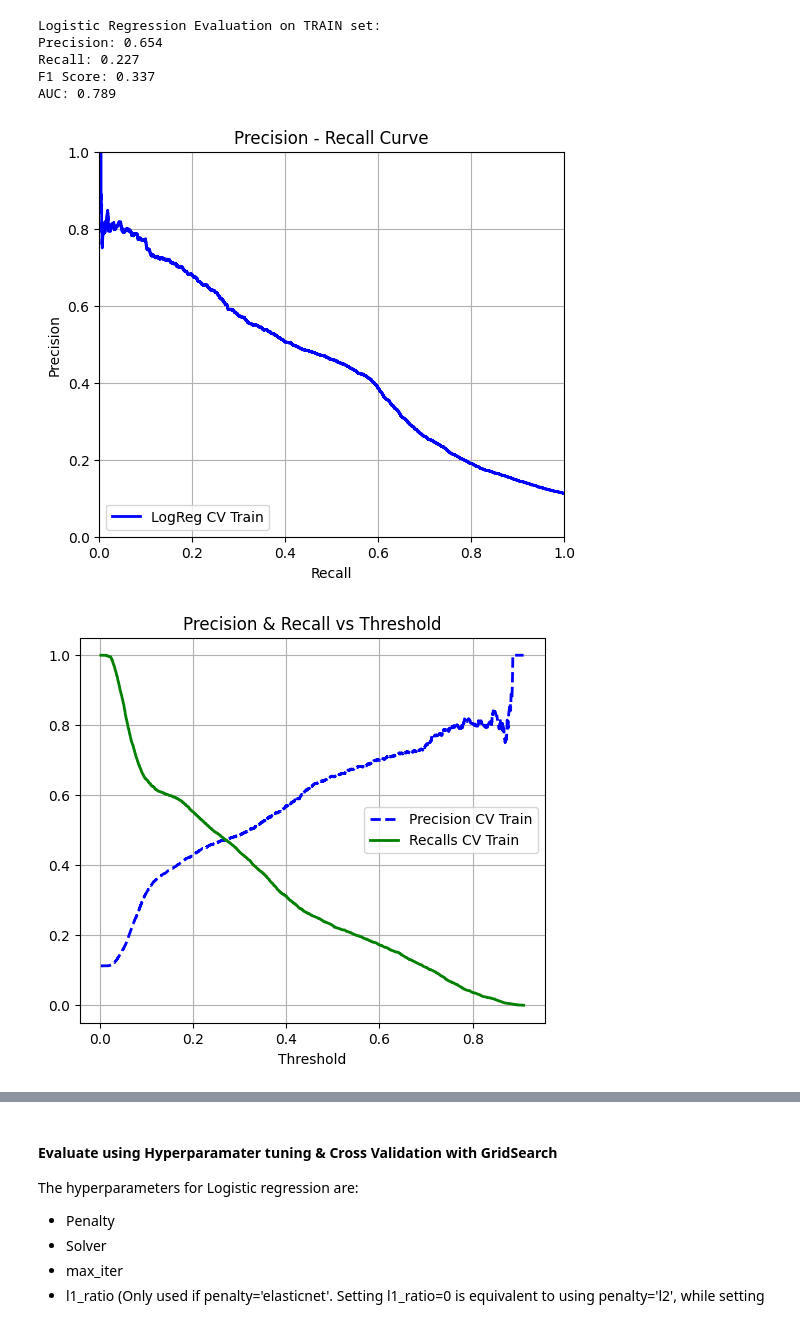
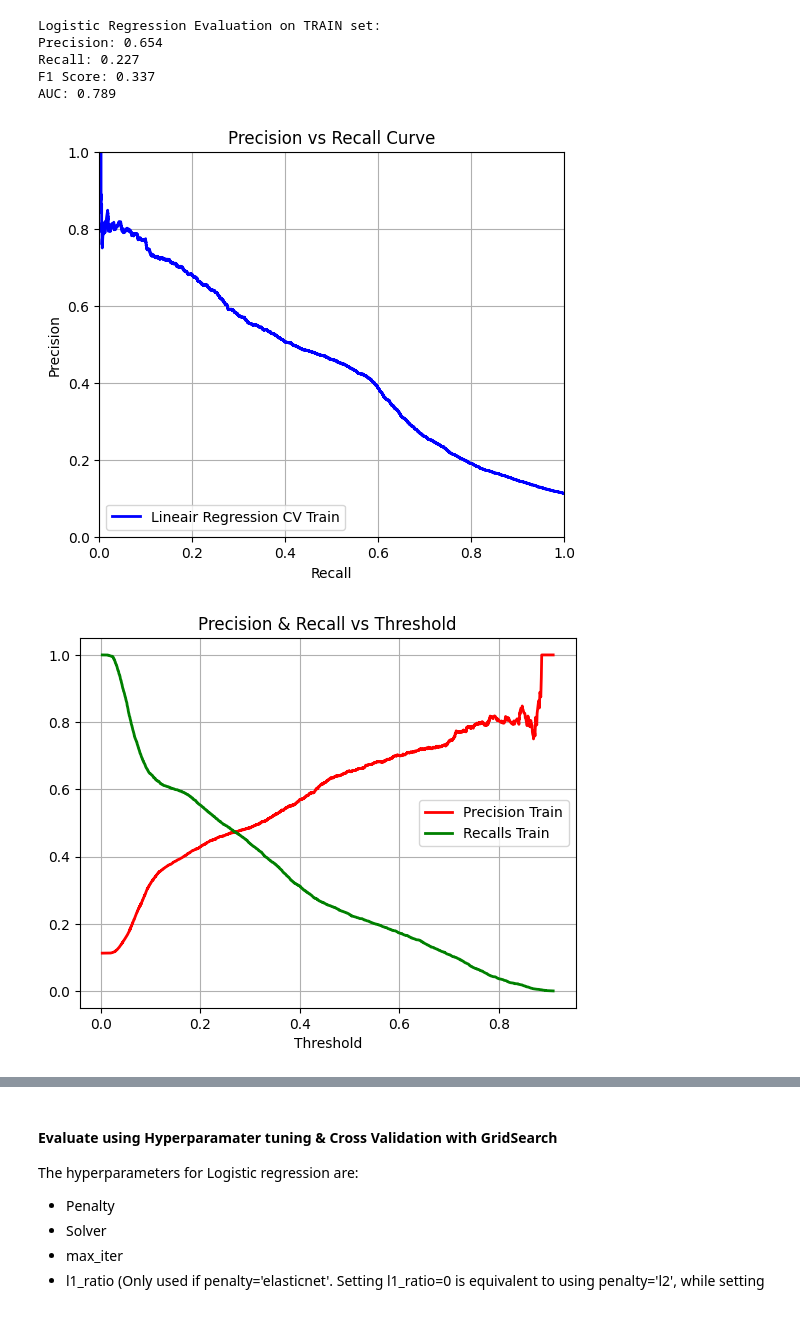
Before and after one commit to elen-ladder/MADS_Bank_Telemarketing, a Jupyter notebook: BankMarketing_Shared.ipynb, the cells around one changed output, grey strips where cells are left out. Drawn from its saved outputs; the diff is of its cells as text; code cells hidden in the pictures.

Commit message:
Added DrawMyCurves function

```diff
--- a/BankMarketing_Shared.ipynb
+++ b/BankMarketing_Shared.ipynb
@@ -571,50 +627,7 @@ F1 Score: 0.337
 AUC: 0.789
 # %%
 # Draw the Curve(s)
-train_precisions_lr_cv, train_recalls_lr_cv, train_thresholds_lr_cv = precision_recall_curve(y_train, y_train_proba_lr_cv[:, 1])
-
-# recall vs precision
-plt.figure(figsize=(6, 5))
-plt.plot(train_recalls_lr_cv, train_precisions_lr_cv, "b-", linewidth=2, label="LogReg CV Train")
-plt.title("Precision - Recall Curve")
-plt.xlabel("Recall")
-plt.ylabel("Precision")
-plt.axis([0, 1, 0, 1])
-plt.grid()
-plt.legend(loc="lower left")
-plt.show()
-
-# recall and precision vs thresholds
-plt.figure(figsize=(6, 5))
-plt.plot(train_thresholds_lr_cv, train_precisions_lr_cv[:-1], "r-", label="Precision CV Train", linewidth=2)
-plt.plot(train_thresholds_lr_cv, train_recalls_lr_cv[:-1], "g-", label="Recalls CV Train", linewidth=2)
-plt.title("Precision & Recall vs Threshold")
-plt.grid()
-plt.xlabel("Threshold")
-plt.legend(loc="center right")
-plt.show()
-
-# ROC AUC
-# TPR's & FPR's
-fpr_train_lr_cv, tpr_train_lr_cv, _ = roc_curve(y_train, y_train_proba_lr_cv[:,1])
-
-#compute the AUC scores
-auc_train_lr_cv = roc_auc_score(y_train, y_train_proba_lr_cv[:,1])
-
-#plot the Random Classifier
-plt.plot([0,1], [0,1], 'k:', label = "Random Classifier's ROC Curve")
-
-#plot the ROC's of the models & the AUC's
-plt.plot(fpr_train_lr_cv, tpr_train_lr_cv, "r-", linewidth=2, label=f"ROC Log Reg (AUC = {auc_train_lr_cv:.3f})")
-plt.title("ROC AUC")
-
-#some formatting
-plt.xlabel('False Positive Rate (Fall-Out)')
-plt.ylabel('True Positive Rate (Recall)')
-plt.grid()
-plt.axis([0, 1, 0, 1])
-plt.legend(loc="lower right", fontsize=13)
-plt.show()
+drawMyCurves(y_train, y_train_proba_lr_cv, "Lineair Regression CV", "Train")
 # %% [output]
-[figure, old version]
+[figure, new version]
-[figure, old version]
+[figure, new version]
```
Also changed, not shown: parts of 13 cells of this notebook.
